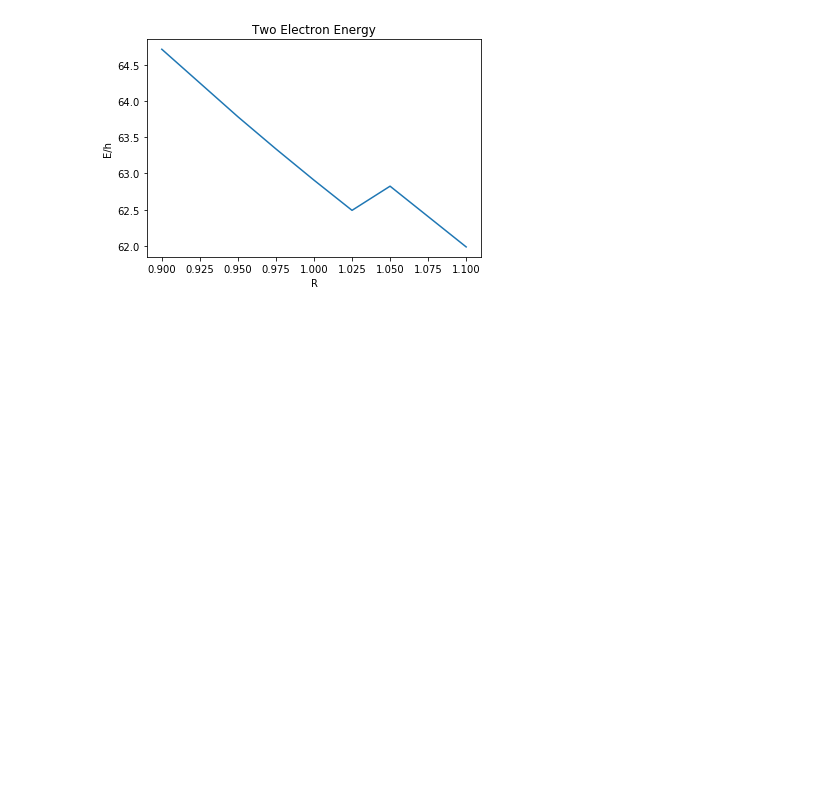
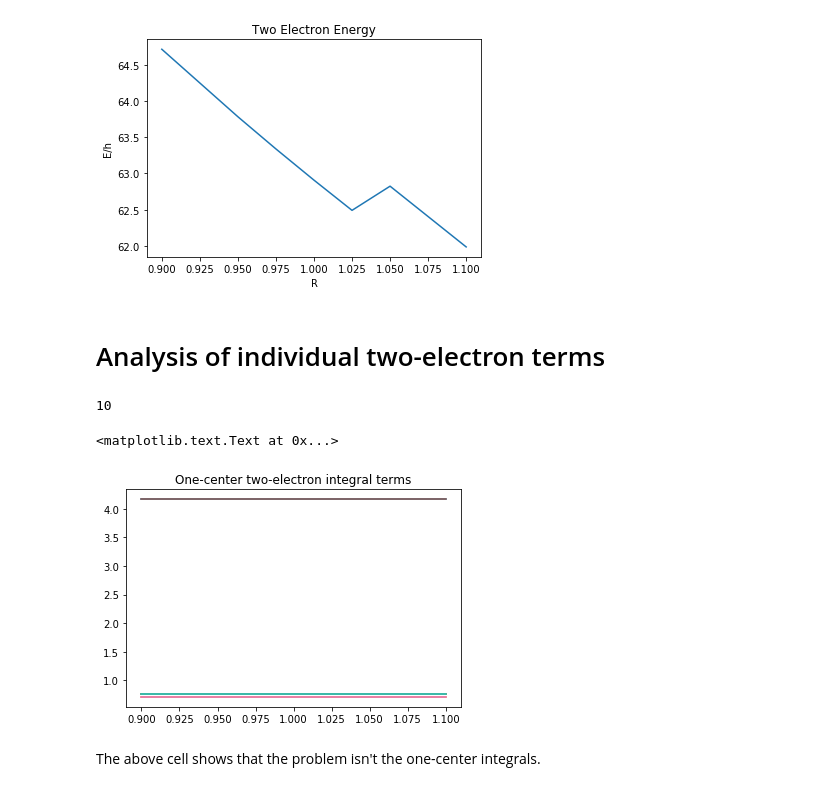
Before and after one commit to rpmuller/pyquante2, a Jupyter notebook: othertests/simen-n2.ipynb, the cells around one changed output. Drawn from its saved outputs; the diff is of its cells as text; code cells hidden in the pictures; blank space fills up the shorter version.

```diff
--- a/othertests/simen-n2.ipynb
+++ b/othertests/simen-n2.ipynb
@@ -10,14 +6,0 @@ separation R in a range with N points.
-# %%
-N = 25
-R_vec = np.linspace(0.5, 3.0, N)
-E_vec = np.zeros((N,))
-for k in range(N):
-    R = R_vec[k]
-    print "Solving for R = %g ..." % R
-    n2 = molecule([(7,0,0,-R/2),(7,0,0,R/2)],units='Angstrom')
-    bfs = basisset(n2,'sto3g')
-    solver = rhf(n2,bfs)
-    #ens = solver.converge()
-    ens = solver.converge(AveragingIterator,maxiters=100)
-    E_vec[k] = solver.energy
-    print "%g\n" % solver.energy
@@ -189,3 +151,11 @@ plt.xlabel("R")
 # %% [output]
 <matplotlib.text.Text at 0x...>
 [figure]
+# %% [markdown]
+# Analysis of individual two-electron terms
+# %%
+len(bfs)
+# %% [output]
+10
+# %%
+L1s,L2s,Lx,Ly,Lz,R1s,R2s,Rx,Ry,Rz = bfs
@@ -191,0 +164,17 @@ plt.xlabel("R")
+# %%
+Es = []
+for R in Rs:
+    n2 = molecule([(7,0,0,-R/2),(7,0,0,R/2)],units='Angstrom')
+    bfs = basisset(n2,'sto3g')
+    L1s,L2s,Lx,Ly,Lz,R1s,R2s,Rx,Ry,Rz = bfs
+    Es.append([ERI(i,i,i,i) for i in bfs])
+Es = np.array(Es)
+# %%
+for i in range(len(bfs)):
+    plt.plot(Rs,Es[:,i])
+plt.title("One-center two-electron integral terms")
+# %% [output]
+<matplotlib.text.Text at 0x...>
+[figure, added]
+# %% [markdown]
+The above cell shows that the problem isn't the one-center integrals.
```
Also changed, not shown: parts of 19 cells of this notebook, 1 other file.
